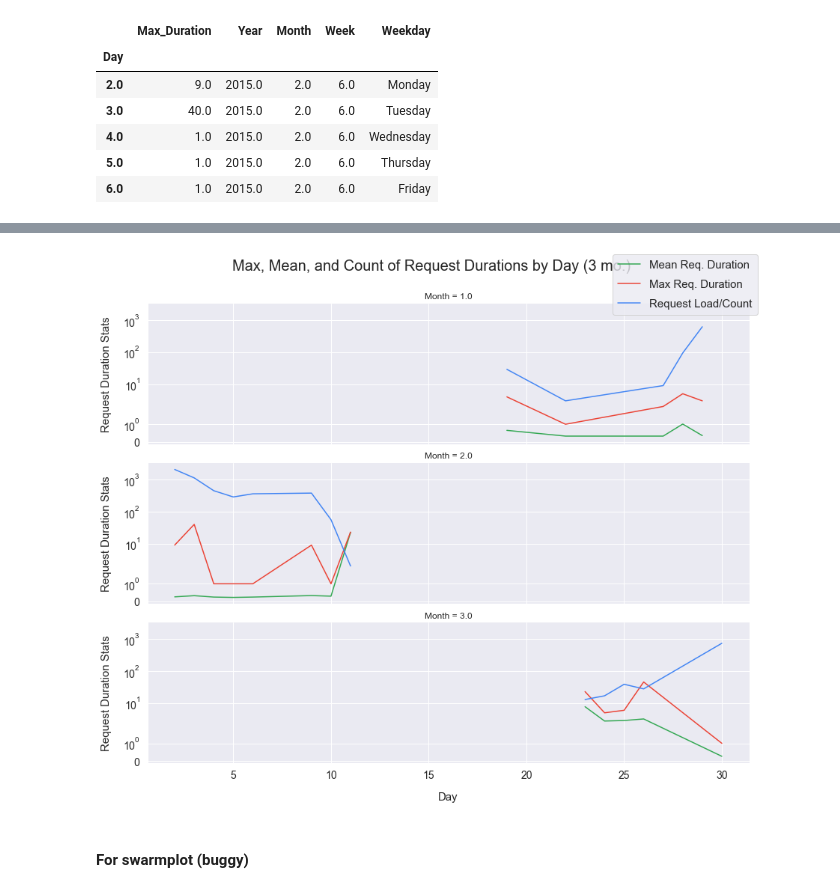
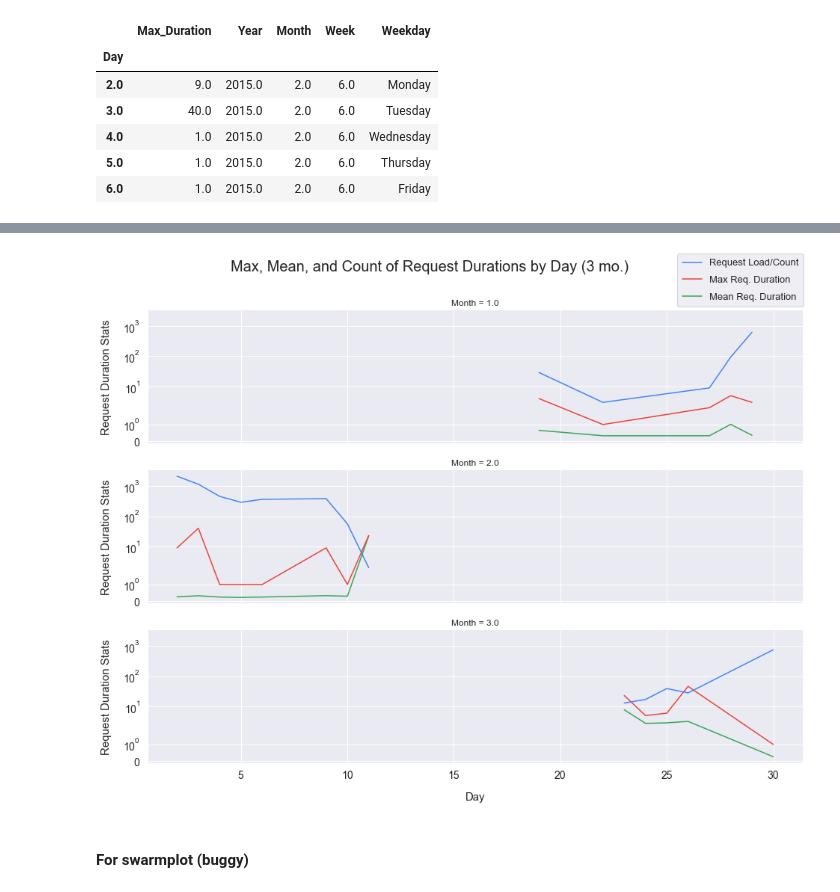
Before and after one commit to leilanihagen/interject-datacell-request-time-data-exploration, a Jupyter notebook: datacell_request_time_v2.ipynb, the cells around one changed output, grey strips where cells are left out. Cells and saved outputs as stored; diff of their text form; code cells hidden in the pictures.

Commit message:
Organizing/cleaning up data

```diff
--- a/datacell_request_time_v2.ipynb
+++ b/datacell_request_time_v2.ipynb
@@ -155,8 +205,3 @@ Choose the year you would like to view request data for:
 # %%
 # RUN THIS CELL before running anything else below.
 year = 2015
-# %%
-year_filter = ( all_requests['Year'] == year )
-all_requests_for_year = all_requests.where(year_filter)
-all_requests_for_year.dropna(inplace=True)
-# all_requests_for_year.head()
@@ -376,2 +417,0 @@ def pull_3_mo_history(start_month, end_month, year):
-# %%
-history_3_mon = pull_3_mo_history(1, 3, 2015)
@@ -568,6 +666,6 @@ day_agg_max.head()
 | 5.0 | 1.0 | 2015.0 | 2.0 | 6.0 | Thursday |
 | 6.0 | 1.0 | 2015.0 | 2.0 | 6.0 | Friday |
 # %%
-dur_stats_3_mon_by_day = pd.merge(day_aggs, day_agg_max, on='Day')
-dur_stats_3_mon_by_day
+dur_stats_3_mon_by_day = pd.merge(day_aggs, day_agg_max[['Max_Duration', 'Month']], on='Day')
+dur_stats_3_mon_by_day.head()
 # %% [output]
@@ -592,37 +679,40 @@ dur_stats_3_mon_by_day
 # %%
-grid = sns.FacetGrid(row='Month', data=dur_stats_3_mon_by_day.reset_index(), height=3.4, aspect=3.5)
+grid = sns.FacetGrid(row='Month', data=dur_stats_3_mon_by_day.reset_index(), height=3.4, aspect=4, legend_out=True)
 
 grid.map(sns.lineplot, 'Day', 'Mean_Duration', color='#34A853').add_legend()
 grid.map(sns.lineplot, 'Day', 'Max_Duration', color='#EA4335').add_legend()
 grid.map(sns.lineplot, 'Day', 'Count_Durations', color='#4285F4').add_legend()
 
 axes = grid.axes.flatten()
 
 grid.set_ylabels('Request Duration Stats', fontsize=15, labelpad=15)
 grid.set_xlabels('Day', fontsize=15, labelpad=15)
 
 grid.set(yscale='symlog')  # Retain zero values
 # ax.set_ylim(bottom=-0.25)  # 0 doesn't work...
 
 grid.set_titles(fontsize=200)
 
 # grid.set_xticklabels('')
 
-plt.subplots_adjust(top=0.9)
+grid.fig.subplots_adjust(top=0.889, left=0.125, right=0.997, hspace=0.2)  # These are magic numbers, do not adjust.
 grid.fig.suptitle('Max, Mean, and Count of Request Durations by Day (3 mo.)', fontsize=20)
 
-grid.fig.legend(handles=(axes[0].lines[0], axes[0].lines[1], axes[0].lines[2]), labels=('Mean Req. Duration', 'Max Req. Duration', 'Request Load/Count'), borderpad=0.5, labelspacing=0.8, fontsize=15, loc='upper right')
+grid.fig.legend(handles=(axes[0].lines[2], axes[0].lines[1], axes[0].lines[0]), labels=('Request Load/Count', 'Max Req. Duration', 'Mean Req. Duration'), borderpad=0.5, labelspacing=0.8, fontsize=13, loc='upper right')
 
 # grid.axes[i].tick_params(axis='both', which='major', labelsize=15)
 # ax.set_xticklabels(longform_dur_stats_3_mon_by_day['Day_Label'])
 
 # Settings that need to be applied to each axis:
 for i in range(len(axes)):
     axes[i].tick_params(axis='both', which='major', labelsize=14)
 
+# Last call:
+# grid.fig.tight_layout()
+
 # ax.legend(borderpad=1, labelspacing=1, fontsize=18)
 # %% [output]
-[figure, old version]
+[figure, new version]
 # %% [markdown]
 #### For swarmplot (buggy)
 # %%
```
Also changed, not shown: parts of 47 cells of this notebook.
